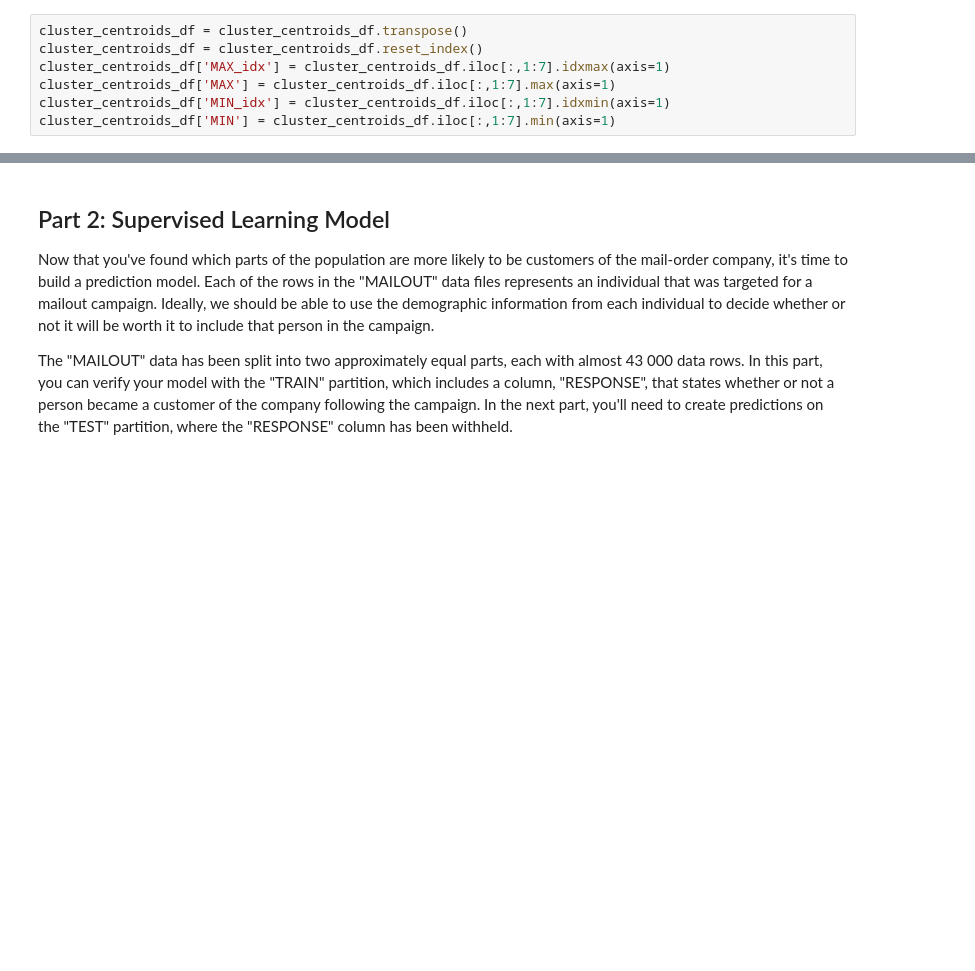
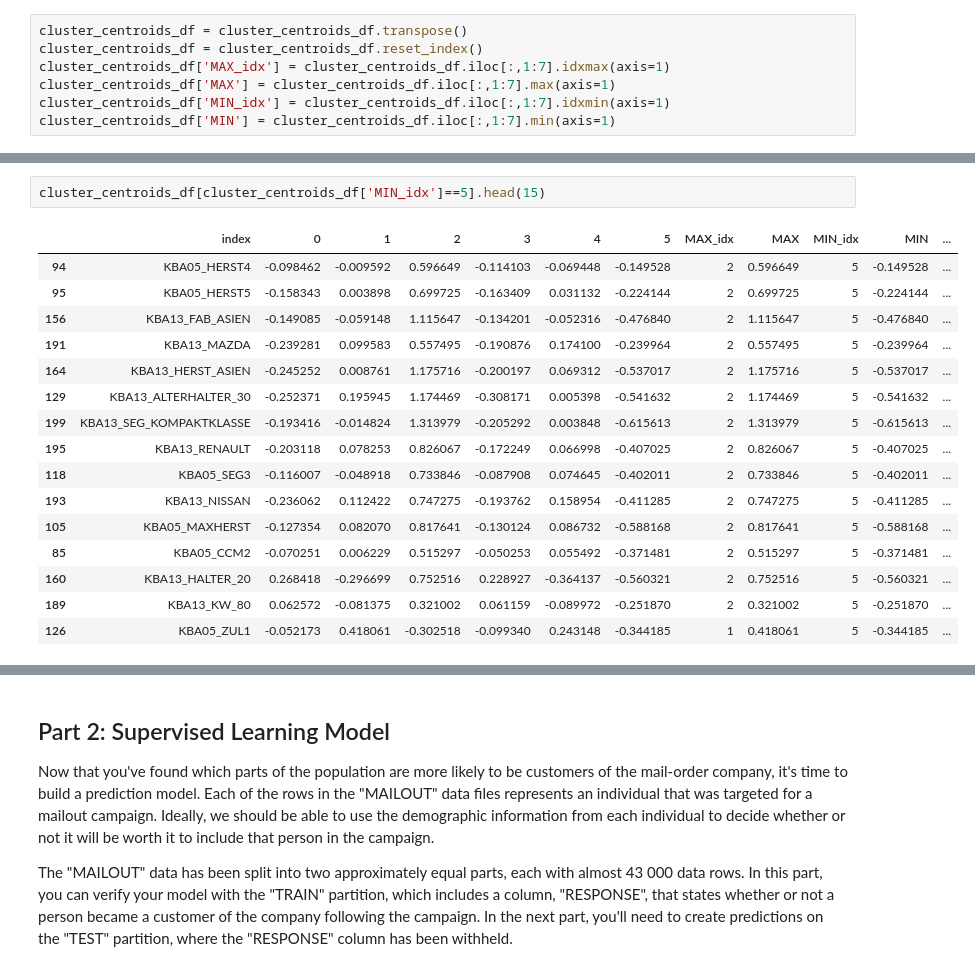
Before and after one commit to ditivaidya/Udacity-Project-IV, a Jupyter notebook: Arvato Project Workbook.ipynb, the cells around one changed output, grey strips where cells are left out. Drawn from its saved outputs; the diff is of its cells as text; blank space fills up the shorter version.

```diff
--- a/Arvato Project Workbook.ipynb
+++ b/Arvato Project Workbook.ipynb
@@ -807,0 +856,19 @@ cluster_centroids_df.to_excel("centroids4.xlsx")
+# %%
+cluster_centroids_df[cluster_centroids_df['MIN_idx']==5].head(15)
+# %% [output]
+|  | index | 0 | 1 | 2 | 3 | 4 | 5 | MAX_idx | MAX | MIN_idx | MIN | ... |
+| 94 | KBA05_HERST4 | -0.098462 | -0.009592 | 0.596649 | -0.114103 | -0.069448 | -0.149528 | 2 | 0.596649 | 5 | -0.149528 | ... |
+| 95 | KBA05_HERST5 | -0.158343 | 0.003898 | 0.699725 | -0.163409 | 0.031132 | -0.224144 | 2 | 0.699725 | 5 | -0.224144 | ... |
+| 156 | KBA13_FAB_ASIEN | -0.149085 | -0.059148 | 1.115647 | -0.134201 | -0.052316 | -0.476840 | 2 | 1.115647 | 5 | -0.476840 | ... |
+| 191 | KBA13_MAZDA | -0.239281 | 0.099583 | 0.557495 | -0.190876 | 0.174100 | -0.239964 | 2 | 0.557495 | 5 | -0.239964 | ... |
+| 164 | KBA13_HERST_ASIEN | -0.245252 | 0.008761 | 1.175716 | -0.200197 | 0.069312 | -0.537017 | 2 | 1.175716 | 5 | -0.537017 | ... |
+| 129 | KBA13_ALTERHALTER_30 | -0.252371 | 0.195945 | 1.174469 | -0.308171 | 0.005398 | -0.541632 | 2 | 1.174469 | 5 | -0.541632 | ... |
+| 199 | KBA13_SEG_KOMPAKTKLASSE | -0.193416 | -0.014824 | 1.313979 | -0.205292 | 0.003848 | -0.615613 | 2 | 1.313979 | 5 | -0.615613 | ... |
+| 195 | KBA13_RENAULT | -0.203118 | 0.078253 | 0.826067 | -0.172249 | 0.066998 | -0.407025 | 2 | 0.826067 | 5 | -0.407025 | ... |
+| 118 | KBA05_SEG3 | -0.116007 | -0.048918 | 0.733846 | -0.087908 | 0.074645 | -0.402011 | 2 | 0.733846 | 5 | -0.402011 | ... |
+| 193 | KBA13_NISSAN | -0.236062 | 0.112422 | 0.747275 | -0.193762 | 0.158954 | -0.411285 | 2 | 0.747275 | 5 | -0.411285 | ... |
+| 105 | KBA05_MAXHERST | -0.127354 | 0.082070 | 0.817641 | -0.130124 | 0.086732 | -0.588168 | 2 | 0.817641 | 5 | -0.588168 | ... |
+| 85 | KBA05_CCM2 | -0.070251 | 0.006229 | 0.515297 | -0.050253 | 0.055492 | -0.371481 | 2 | 0.515297 | 5 | -0.371481 | ... |
+| 160 | KBA13_HALTER_20 | 0.268418 | -0.296699 | 0.752516 | 0.228927 | -0.364137 | -0.560321 | 2 | 0.752516 | 5 | -0.560321 | ... |
+| 189 | KBA13_KW_80 | 0.062572 | -0.081375 | 0.321002 | 0.061159 | -0.089972 | -0.251870 | 2 | 0.321002 | 5 | -0.251870 | ... |
+| 126 | KBA05_ZUL1 | -0.052173 | 0.418061 | -0.302518 | -0.099340 | 0.243148 | -0.344185 | 1 | 0.418061 | 5 | -0.344185 | ... |
```
Also changed, not shown: parts of 46 cells of this notebook, 4 other files.
